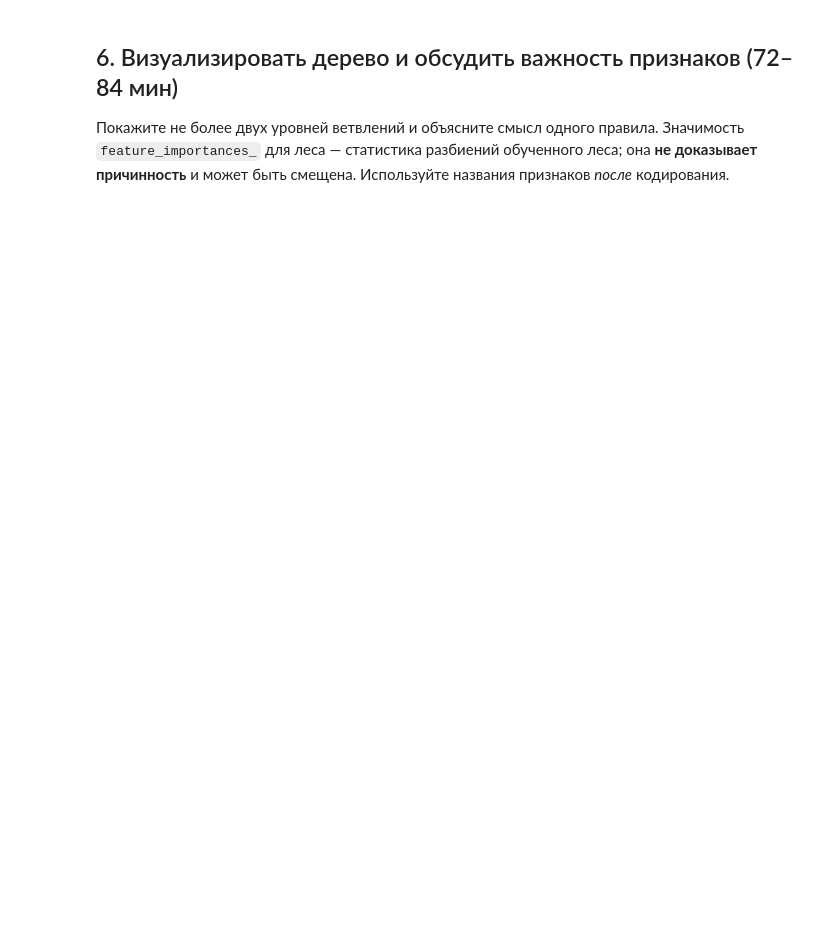
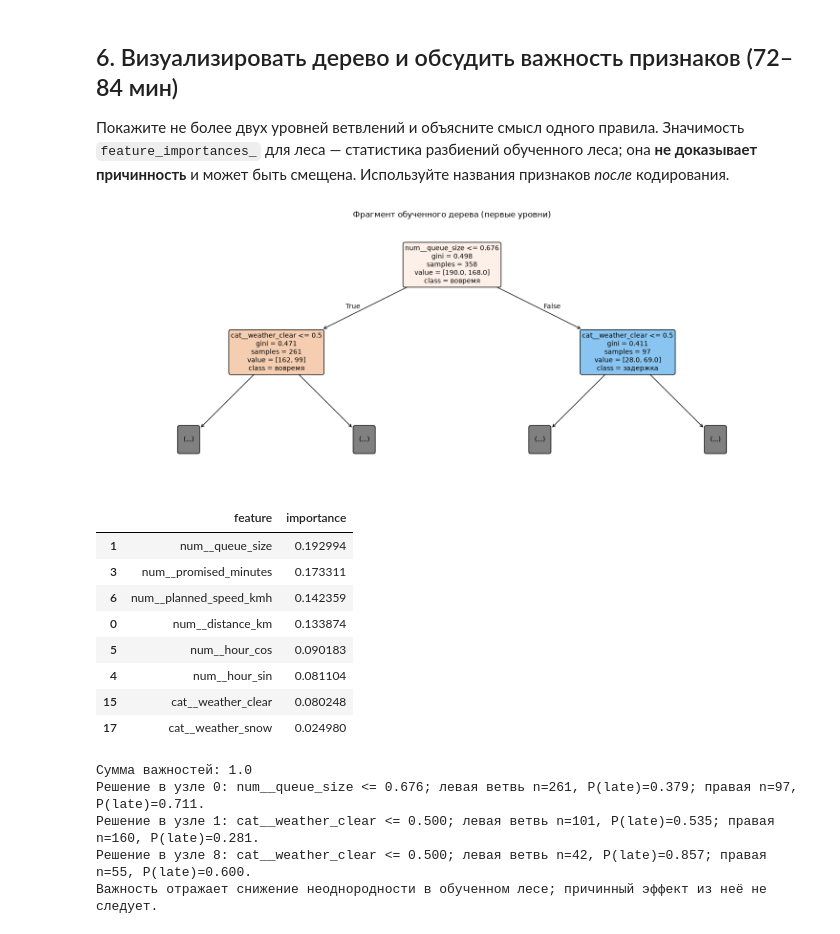
Before and after one commit to Vladislav-Evg-Sid/utmn-master-degree, a Jupyter notebook: tii/lb11/11_student.ipynb, the cells around one changed output. Cells and saved outputs as stored; diff of their text form; code cells hidden in the pictures; blank space fills up the shorter version.

```diff
--- a/tii/lb11/11_student.ipynb
+++ b/tii/lb11/11_student.ipynb
@@ -236,17 +307,44 @@ depth_tbl.to_csv('11_tree_depth.csv',index=False)
 Покажите не более двух уровней ветвлений и объясните смысл одного правила. Значимость `feature_importances_` для леса — статистика разбиений обученного леса; она **не доказывает причинность** и может быть смещена. Используйте названия признаков *после* кодирования.
 # %%
 from sklearn.tree import plot_tree
-fig,ax=plt.subplots(figsize=(13,5.2))
+fig,ax=plt.subplots(figsize=(15,6))
 m=models['Tree']
 fn=m.named_steps['prep'].get_feature_names_out()
 plot_tree(m.named_steps['clf'],feature_names=fn,class_names=['вовремя','задержка'],
-          max_depth=2,filled=True,rounded=True,fontsize=7,ax=ax)
+          max_depth=1,filled=True,rounded=True,fontsize=10,ax=ax)
 ax.set_title('Фрагмент обученного дерева (первые уровни)')
 plt.tight_layout();plt.savefig('11_tree_rules.png',dpi=160);plt.show()
 forest = models['Forest']
 imp = pd.DataFrame({'feature':forest.named_steps['prep'].get_feature_names_out(),
                     'importance':forest.named_steps['clf'].feature_importances_})
 display(imp.nlargest(8,'importance'))
+imp = imp.sort_values('importance', ascending=False)
+print('Сумма важностей:', round(imp['importance'].sum(), 6))
+tree = m.named_steps['clf'].tree_
+for node in [0, int(tree.children_left[0]), int(tree.children_right[0])]:
+    if node < 0 or tree.feature[node] < 0:
+        continue
+    left, right = tree.children_left[node], tree.children_right[node]
+    print(f"Решение в узле {node}: {fn[tree.feature[node]]} <= {tree.threshold[node]:.3f}; "
+          f"левая ветвь n={tree.n_node_samples[left]}, P(late)={tree.value[left,0,1]/tree.value[left,0].sum():.3f}; "
+          f"правая n={tree.n_node_samples[right]}, P(late)={tree.value[right,0,1]/tree.value[right,0].sum():.3f}.")
+print('Важность отражает снижение неоднородности в обученном лесе; причинный эффект из неё не следует.')
+# %% [output]
+[figure, added]
+|  | feature | importance |
+| 1 | num__queue_size | 0.192994 |
+| 3 | num__promised_minutes | 0.173311 |
+| 6 | num__planned_speed_kmh | 0.142359 |
+| 0 | num__distance_km | 0.133874 |
+| 5 | num__hour_cos | 0.090183 |
+| 4 | num__hour_sin | 0.081104 |
+| 15 | cat__weather_clear | 0.080248 |
+| 17 | cat__weather_snow | 0.024980 |
+Сумма важностей: 1.0
+Решение в узле 0: num__queue_size <= 0.676; левая ветвь n=261, P(late)=0.379; правая n=97, P(late)=0.711.
+Решение в узле 1: cat__weather_clear <= 0.500; левая ветвь n=101, P(late)=0.535; правая n=160, P(late)=0.281.
+Решение в узле 8: cat__weather_clear <= 0.500; левая ветвь n=42, P(late)=0.857; правая n=55, P(late)=0.600.
+Важность отражает снижение неоднородности в обученном лесе; причинный эффект из неё не следует.
 # %% [markdown]
 ## 7. Вопросы и сдача (84–90 мин)
 1. Запишите формулу индекса Джини и объясните, при каком распределении классов неопределённость выше.
```
Also changed, not shown: parts of 7 cells of this notebook, 9 other files.
